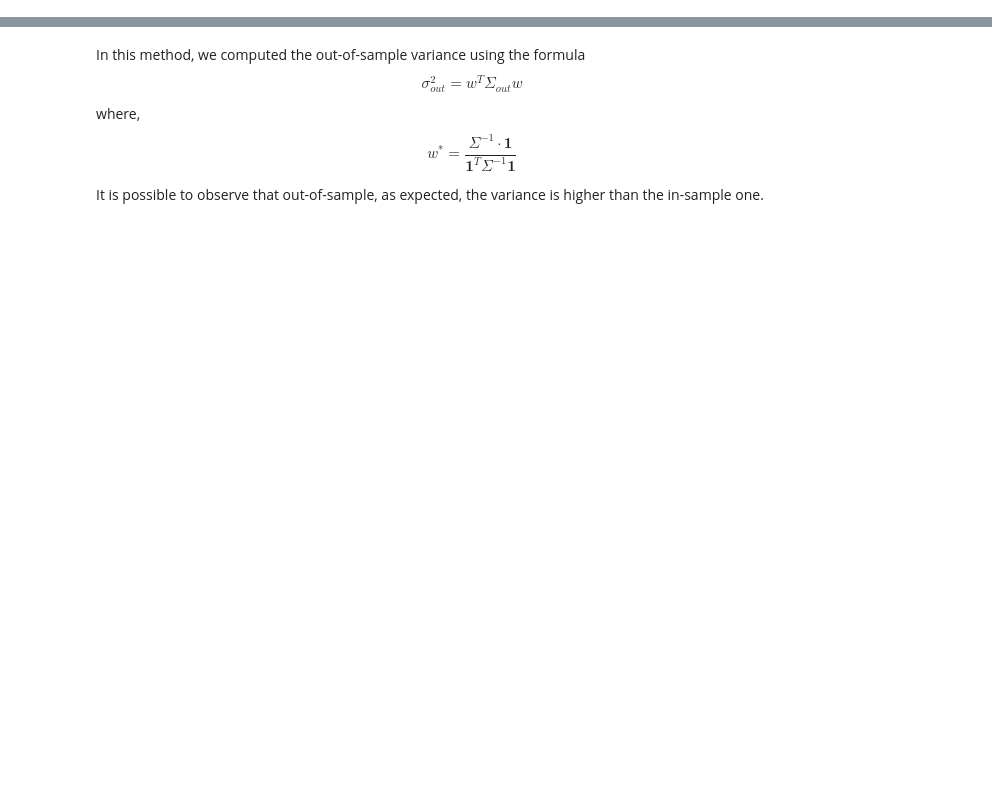
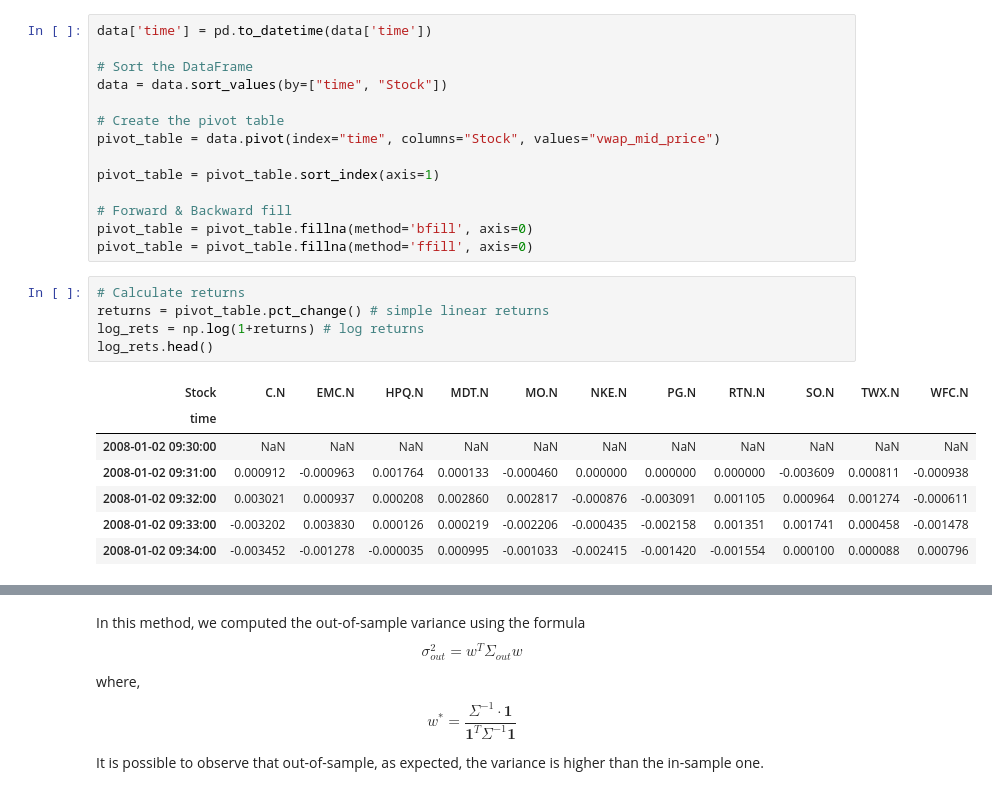
Before and after one commit to valee99/FIN-525-Project, a Jupyter notebook: main.ipynb, the cells around one changed output, grey strips where cells are left out. Saved outputs shown, nothing was run; the diff lists cells and outputs as text; blank space fills up the shorter version.

```diff
--- a/main.ipynb
+++ b/main.ipynb
@@ -24,0 +44,27 @@ We evaluated the following three approaches:
+# %%
+data['time'] = pd.to_datetime(data['time'])
+
+# Sort the DataFrame
+data = data.sort_values(by=["time", "Stock"])
+
+# Create the pivot table
+pivot_table = data.pivot(index="time", columns="Stock", values="vwap_mid_price")
+
+pivot_table = pivot_table.sort_index(axis=1)
+
+# Forward & Backward fill
+pivot_table = pivot_table.fillna(method='bfill', axis=0)
+pivot_table = pivot_table.fillna(method='ffill', axis=0)
+# %%
+# Calculate returns
+returns = pivot_table.pct_change() # simple linear returns
+log_rets = np.log(1+returns) # log returns
+log_rets.head()
+# %% [output]
+| Stock | C.N | EMC.N | HPQ.N | MDT.N | MO.N | NKE.N | PG.N | RTN.N | SO.N | TWX.N | WFC.N |
+| time |  |  |  |  |  |  |  |  |  |  |  |
+| 2008-01-02 09:30:00 | NaN | NaN | NaN | NaN | NaN | NaN | NaN | NaN | NaN | NaN | NaN |
+| 2008-01-02 09:31:00 | 0.000912 | -0.000963 | 0.001764 | 0.000133 | -0.000460 | 0.000000 | 0.000000 | 0.000000 | -0.003609 | 0.000811 | -0.000938 |
+| 2008-01-02 09:32:00 | 0.003021 | 0.000937 | 0.000208 | 0.002860 | 0.002817 | -0.000876 | -0.003091 | 0.001105 | 0.000964 | 0.001274 | -0.000611 |
+| 2008-01-02 09:33:00 | -0.003202 | 0.003830 | 0.000126 | 0.000219 | -0.002206 | -0.000435 | -0.002158 | 0.001351 | 0.001741 | 0.000458 | -0.001478 |
+| 2008-01-02 09:34:00 | -0.003452 | -0.001278 | -0.000035 | 0.000995 | -0.001033 | -0.002415 | -0.001420 | -0.001554 | 0.000100 | 0.000088 | 0.000796 |
```
Also changed, not shown: parts of 53 cells of this notebook, 13 other files.
